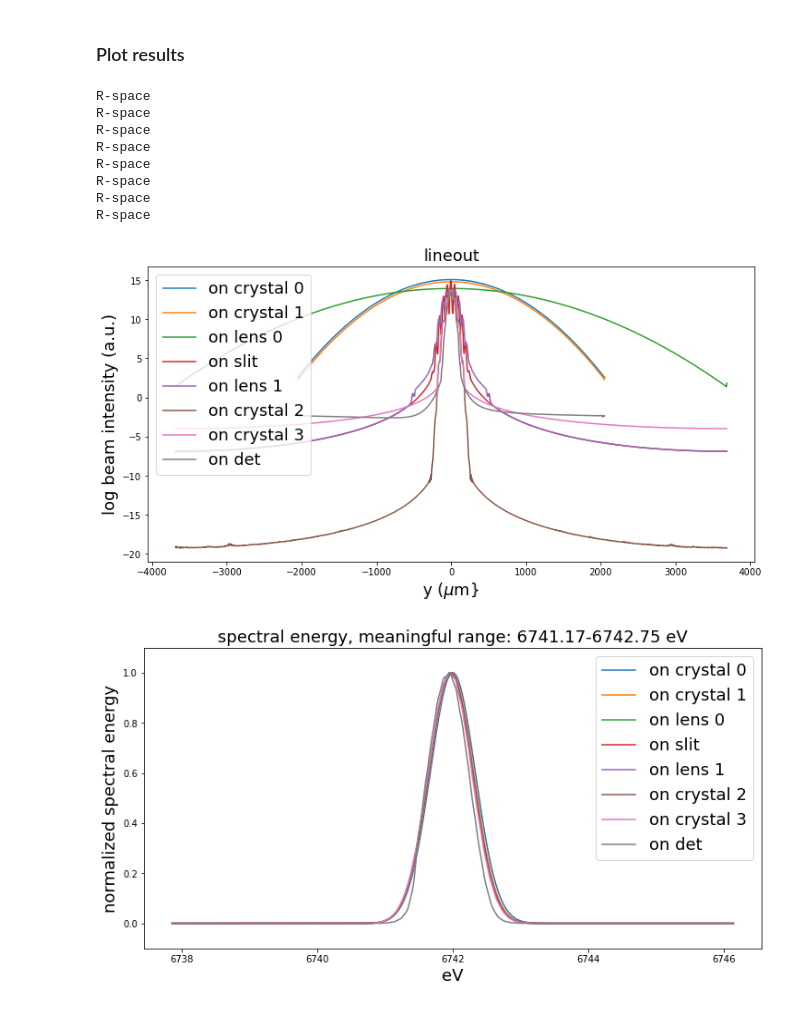
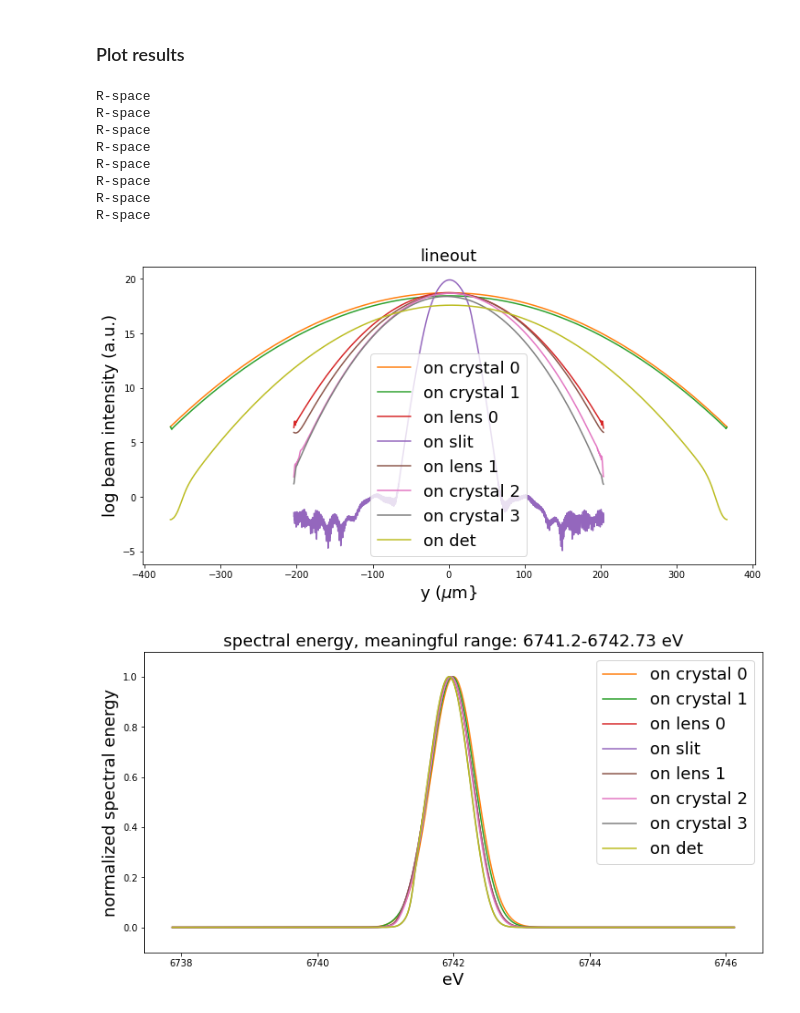
Before and after one commit to nanw0321/SRW_Mono, a Jupyter notebook: WPG_Hasan_Mono_Test.ipynb, the cells around one changed output. Cells and saved outputs as stored; diff of their text form; code cells hidden in the pictures.

```diff
--- a/WPG_Hasan_Mono_Test.ipynb
+++ b/WPG_Hasan_Mono_Test.ipynb
@@ -48,8 +48,9 @@ Temp_Crystal = SRWLOptCryst(d_sp,psi0r,psi0i,psi_hr,psi_hi,psi_hbr,psi_hbi,tc,an
 
 # lens parameters (PMMA)
 n = 1 - 5.89e-6         # material refractive index
-d_abs = 788e-6          # material absorption depth
-f_lens = 1.0            # lens focal distance
+#d_abs = 788e-6          # material absorption depth
+d_abs = 3000e-6
+f_lens = 1              # lens focal distance
 
 # aperture parameters
 Apt_width = 1e-3        # aperture width (1D)
@@ -58,9 +59,9 @@ acenty = 0
 
 ''' incident beam variables '''
 ekev = 6.742                # photon energy [kev]
-pulse_duration = 1.e-15     # pulse duration (rms) [t]
-z1 = 140.1                  # distance to first OE [m]
-sigX = 5e-6                 # w0 (rms) [m]
+pulse_duration = 1.e-15    # pulse duration (rms) [t]
+z1 = 50.0                   # distance to first OE [m]
+sigX = 10e-6                # w0 (rms) [m]
 npoints = 2000              # wavefront sampling dimension
 if_load_input = 0           # load (1) or generate (0) incident wavefront
 
@@ -189,9 +193,9 @@ tstart = time.time()
 
 ''' beamline crystals '''
 ang_as0 = 0                 # asymmetry angle of the first crystal
-ang_as1 = np.deg2rad(5)     # """""""""""""""""""""" second crystal
+ang_as1 = np.deg2rad(-5)     # """""""""""""""""""""" second crystal
 ang_as2 = 0                 # """""""""""""""""""""" third crystal
-ang_as3 = np.deg2rad(-5)    # """""""""""""""""""""" 4th crystal
+ang_as3 = np.deg2rad(5)    # """""""""""""""""""""" 4th crystal
 
 OE_Crystal0 = SRWLOptCryst(d_sp,psi0r,psi0i,psi_hr,psi_hi,psi_hbr,psi_hbi,tc,ang_as0,_uc=uc)
 OE_Crystal1 = SRWLOptCryst(d_sp,psi0r,psi0i,psi_hr,psi_hi,psi_hbr,psi_hbi,tc,ang_as1,_uc=uc)
@@ -356,44 +360,44 @@ propagation lasted: 2.0 min
 # %%
 ''' lineout everywhere '''
 plt.figure(figsize=(12,6))
-plot_lineout(mwf, label='on crystal 0')
-plot_lineout(mwf_c1, label='on crystal 1')
-plot_lineout(mwf_l0, label='on lens 0')
-plot_lineout(mwf_apt, label='on slit')
-plot_lineout(mwf_l1, label='on lens 1')
-plot_lineout(mwf_c2, label='on crystal 2')
-plot_lineout(mwf_c3, label='on crystal 3')
-plot_lineout(mwf_det, label='on det')
+plot_lineout(mwf, 'C1', label='on crystal 0')
+plot_lineout(mwf_c1, 'C2', label='on crystal 1')
+plot_lineout(mwf_l0, 'C3', label='on lens 0')
+plot_lineout(mwf_apt, 'C4', label='on slit')
+plot_lineout(mwf_l1, 'C5', label='on lens 1')
+plot_lineout(mwf_c2, 'C6', label='on crystal 2')
+plot_lineout(mwf_c3, 'C7', label='on crystal 3')
+plot_lineout(mwf_det, 'C8', label='on det')
 
 ''' spectra everywhere '''
 plt.figure(figsize=(12,6))
-awc0, evc0, intc0s = plot_spectra(mwf, label='on crystal 0')
-awc1, evc1, intc1s = plot_spectra(mwf_c1, label='on crystal 1')
-awl0, evl0, intl0s = plot_spectra(mwf_l0, label='on lens 0')
-awapt, evapt, intapts = plot_spectra(mwf_apt, label='on slit')
-awl1, evl1, intl1s = plot_spectra(mwf_l1, label='on lens 1')
-awc2, evc2, intc2s = plot_spectra(mwf_c2, label='on crystal 2')
-awc3, evc3, intc3s = plot_spectra(mwf_c3, label='on crystal 3')
-awdet, evdet, intdets = plot_spectra(mwf_det, label='on det')
+awc0, evc0, intc0s = plot_spectra(mwf, 'C1', label='on crystal 0')
+awc1, evc1, intc1s = plot_spectra(mwf_c1, 'C2', label='on crystal 1')
+awl0, evl0, intl0s = plot_spectra(mwf_l0, 'C3', label='on lens 0')
+awapt, evapt, intapts = plot_spectra(mwf_apt,'C4', label='on slit')
+awl1, evl1, intl1s = plot_spectra(mwf_l1, 'C5', label='on lens 1')
+awc2, evc2, intc2s = plot_spectra(mwf_c2, 'C6', label='on crystal 2')
+awc3, evc3, intc3s = plot_spectra(mwf_c3, 'C7', label='on crystal 3')
+awdet, evdet, intdets = plot_spectra(mwf_det,'C8', label='on det')
 
 ''' temporal profilfe everywhere '''
 plt.figure(figsize=(12,6))
-awc0, tc0, intc0t = plot_temporal(mwf, label='on crystal 0',fov=200e-15, pulse_duration = pulse_duration)
-awc1, tc1, intc1t = plot_temporal(mwf_c1, label='on crystal 1',fov=200e-15, pulse_duration = pulse_duration)
-awl0, tl0, intl0t = plot_temporal(mwf_l0, label='on lens 0',fov=200e-15, pulse_duration = pulse_duration)
-awapt, tapt, intaptt = plot_temporal(mwf_apt, label='on slit',fov=200e-15, pulse_duration = pulse_duration)
-awl1, tl1, intl1t = plot_temporal(mwf_l1, label='on lens 1',fov=200e-15, pulse_duration = pulse_duration)
-awc2, tc2, intc2t = plot_temporal(mwf_c2, label='on crystal 2',fov=200e-15, pulse_duration = pulse_duration)
-awc3, tc3, intc3t = plot_temporal(mwf_c3, label='on crystal 3',fov=200e-15, pulse_duration = pulse_duration)
-awdet, tdet, intdett = plot_temporal(mwf_det, label='on det',fov=200e-15, pulse_duration = pulse_duration)
+awc0, tc0, intc0t = plot_temporal(mwf, 'C1', label='on crystal 0',fov=200e-15, pulse_duration = pulse_duration)
+awc1, tc1, intc1t = plot_temporal(mwf_c1, 'C2', label='on crystal 1',fov=200e-15, pulse_duration = pulse_duration)
+awl0, tl0, intl0t = plot_temporal(mwf_l0, 'C3', label='on lens 0',fov=200e-15, pulse_duration = pulse_duration)
+awapt, tapt, intaptt = plot_temporal(mwf_apt,'C4', label='on slit',fov=200e-15, pulse_duration = pulse_duration)
+awl1, tl1, intl1t = plot_temporal(mwf_l1, 'C5', label='on lens 1',fov=200e-15, pulse_duration = pulse_duration)
+awc2, tc2, intc2t = plot_temporal(mwf_c2, 'C6', label='on crystal 2',fov=200e-15, pulse_duration = pulse_duration)
+awc3, tc3, intc3t = plot_temporal(mwf_c3, 'C7', label='on crystal 3',fov=200e-15, pulse_duration = pulse_duration)
+awdet, tdet, intdett = plot_temporal(mwf_det,'C8', label='on det',fov=200e-15, pulse_duration = pulse_duration)
 # %% [output]
 R-space
 R-space
 R-space
 R-space
 R-space
 R-space
 R-space
 R-space
-[figure, old version]
+[figure, new version]
-[figure, old version]
+[figure, new version]
```
Also changed, not shown: parts of 8 cells of this notebook, 44 other files.
